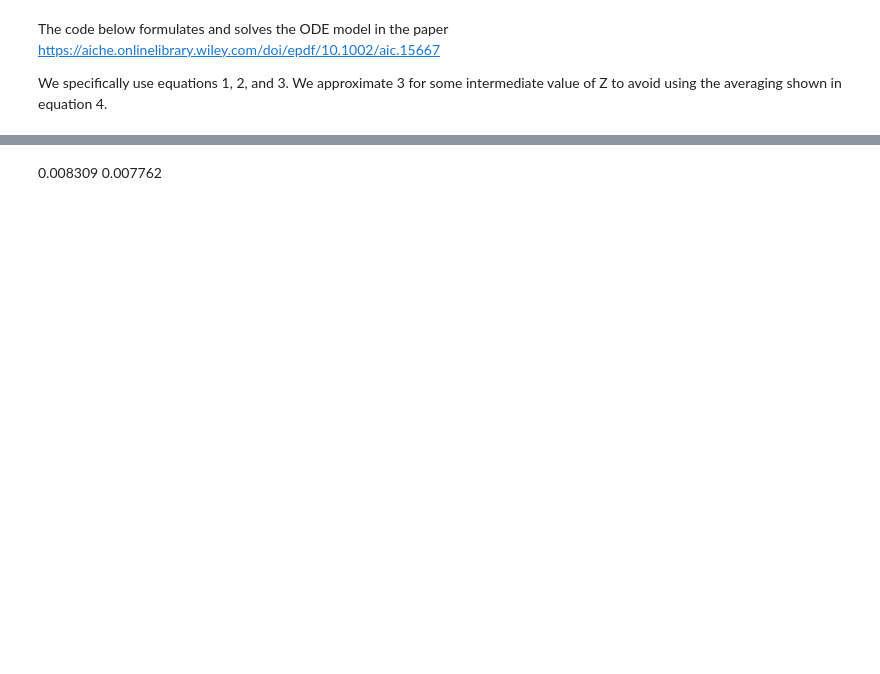
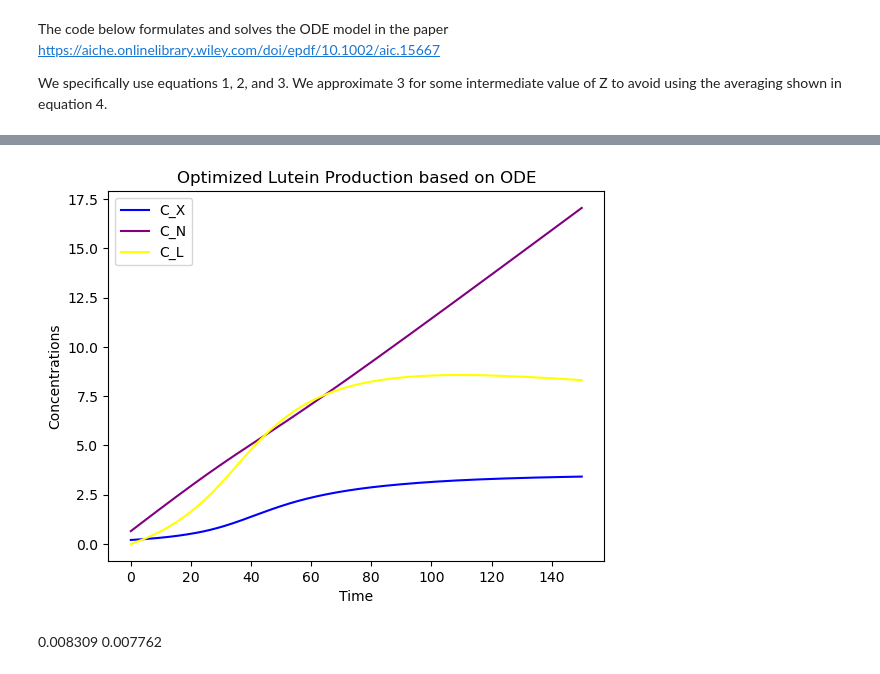
Before and after one commit to swamilikes2code/Python_based_Interactive_Scientific_Visualization, a Jupyter notebook: digital_lab_twin/Alex_Pellett/Lutein_Optimize.ipynb, the cells around one changed output, grey strips where cells are left out. Saved outputs shown, nothing was run; the diff lists cells and outputs as text; code cells hidden in the pictures; blank space fills up the shorter version.

Commit message:
Fully Updated Lutein Optimization

```diff
--- a/digital_lab_twin/Alex_Pellett/Lutein_Optimize.ipynb
+++ b/digital_lab_twin/Alex_Pellett/Lutein_Optimize.ipynb
@@ -185,2 +186,2 @@ endpoint_df
 # %%
-max_row = endpoint_df.iloc[endpoint_df['C_L'].idxmax()]
+max_L_row = endpoint_df.iloc[endpoint_df['C_L'].idxmax()]
@@ -199,0 +206,4 @@ Name: 199, dtype: float64
+# %%
+#Variables
+opt_index = max_L_row['Index']
+opt_index
@@ -199,0 +214,2 @@ Name: 199, dtype: float64
+# %%
+optData = mainData.loc[mainData["Index"] == opt_index]
@@ -200,3 +232,16 @@ Name: 199, dtype: float64
+# %%
+import matplotlib.pyplot as plt
+
+plt.plot(optData['Time'], optData['C_X'], label = "C_X", color = 'blue')
+plt.plot(optData['Time'], optData['C_N'], label = "C_N", color = 'purple')
+plt.plot(optData['Time'], (optData['C_L'] * 1000), label = "C_L", color = 'yellow')
+plt.legend()
+plt.xlabel('Time')
+plt.ylabel('Concentrations')
+plt.title("Optimized Lutein Production based on ODE")
+plt.show()
+# %% [output]
+[figure, added]
 # %% [markdown]
 0.008309
 0.007762
```
Also changed, not shown: parts of 11 cells of this notebook.
